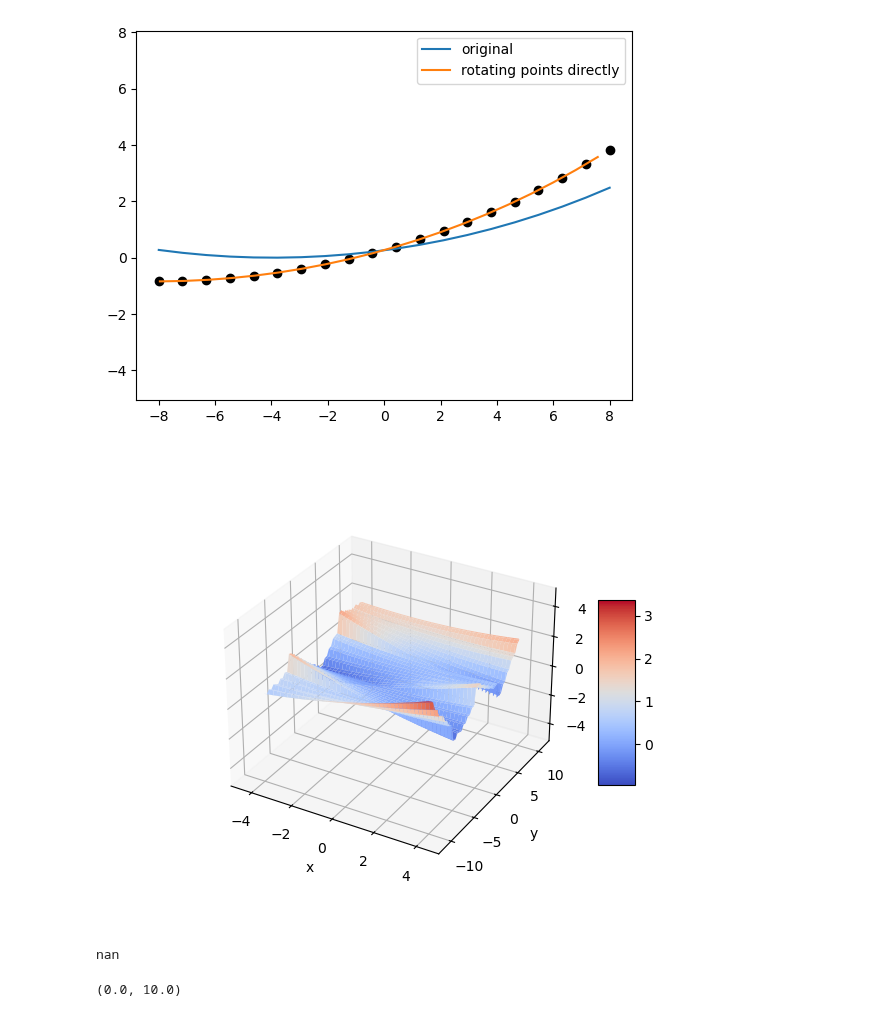
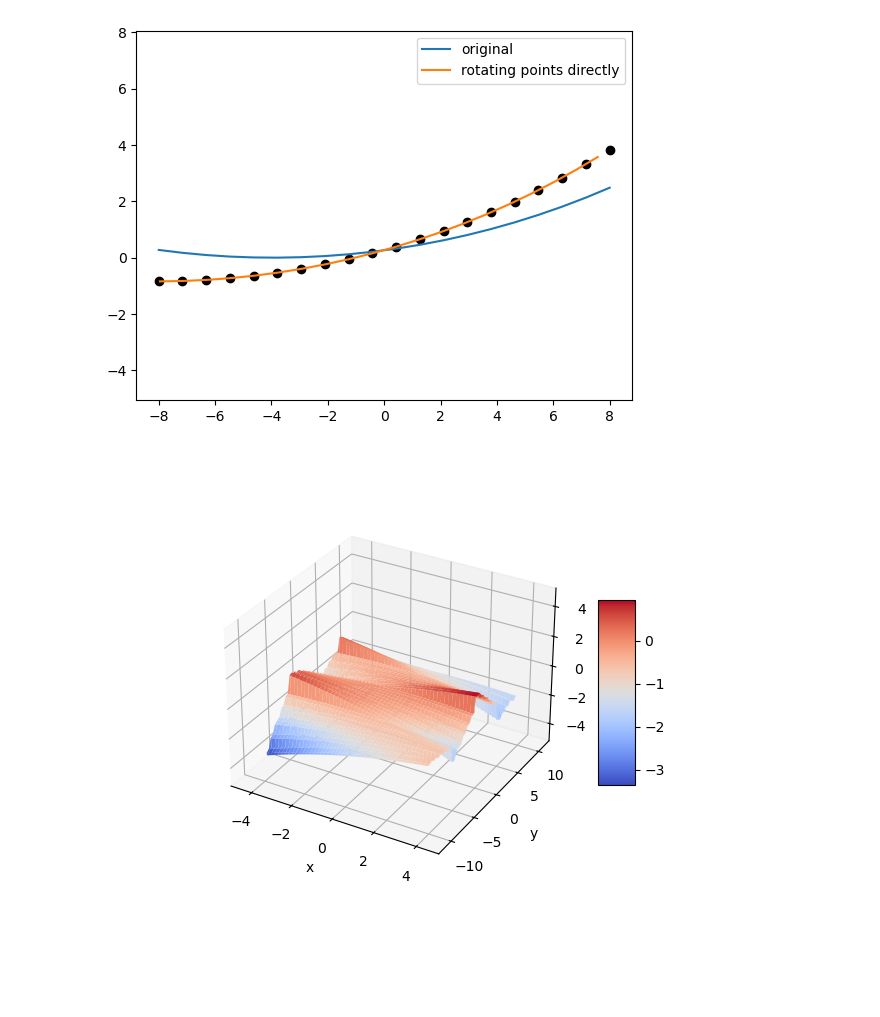
Before and after one commit to ellenle3/ifugen, a Jupyter notebook: python/surface_generator.ipynb, the cells around one changed output. Saved outputs shown, nothing was run; the diff lists cells and outputs as text; code cells hidden in the pictures; blank space fills up the shorter version.

```diff
--- a/python/surface_generator.ipynb
+++ b/python/surface_generator.ipynb
@@ -358,30 +363,30 @@ sag_func = tilted_plane_sag
 sag_func = conic_3d_sag
 critical_xy_func = conic_3d_critical_xy
 
-n_each = 5
-n_rows = 4
-n_cols = 1
-mode = 2
-trace_gaps = False
-active_x = False
-active_y = False
-dalpha = 0
-dbeta = 0
-dgamma = 5
-gamma_offset = 15
-alpha_cen = 0
-beta_cen = 0
-gamma_cen = 0
-dx = 8
-dy = 1
-r = 30
-c = 1/r
-k = 0
-xgap_width = 0
-xgap_depth = -0.5
-ygap_width = 0
-ygap_depth = -0.8
-p = ImageSlicerParams(n_each, n_rows, n_cols, mode, trace_gaps, active_x, active_y, dalpha, dbeta, dgamma, gamma_offset, alpha_cen, beta_cen, gamma_cen, dx, dy, c, k, xgap_width, xgap_depth, ygap_width, ygap_depth)
+p = ImageSlicerParams(
+    custom = False,
+    cylinder = 0,
+    n_each = 5,
+    n_rows = 4,
+    n_cols = 1,
+    angle_mode = 2,
+    dalpha = 0,
+    dbeta = 0,
+    dgamma = 5,
+    gamma_offset = 15,
+    alpha_cen = 0,
+    beta_cen = 0,
+    gamma_cen = 0,
+    dx = 8,
+    dy = 1,
+    c = -1/30,
+    k = 0,
+    gx_width = 0,
+    gx_depth = -3,
+    gy_width = 0,
+    gy_depth = 2
+)
+
 xsize, ysize = get_slicer_size(p)
 
 N = 200
@@ -389,39 +394,31 @@ N = 200
 #Nx = n_cols * 8
 #Ny = n_rows * n_each * 8
 x = np.linspace(-1.1*xsize/2,1.1*xsize/2,N)
 y = np.linspace(-1.1*ysize/2,1.1*ysize/2,N)
 
 Z = np.zeros((N,N))
 for i,x1 in enumerate(x):
     for j,y1 in enumerate(y):
         Z[j,i]=make_image_slicer(x1, y1, p, sag_func)
         #Z[i,j]=make_image_slicer2(x1, y1, n_each, dalpha, dbeta, alpha_cen, beta_cen, dx, dy, rx, ry, kx, ky)
 
 
 X, Y = np.meshgrid(x, y)
 #Z2 = make_slice(X, Y, rx, ry, kx, ky, 0, 0)
 
 #zmin, zmax = find_global_extrema_slicer(p, sag_func, critical_xy_func)
 
 fig, ax = plt.subplots(subplot_kw={"projection": "3d"})
 surf = ax.plot_surface(X, Y, Z, cmap=cm.coolwarm)
 #ax.plot_surface(X,Y,np.ones((N,N))*zmin, alpha=0.3)
 #ax.plot_surface(X,Y,np.ones((N,N))*zmax, alpha=0.3)
 #surf = ax.plot_surface(X, Y, Z2, cmap=cm.viridis)
 #ax.zaxis.set_major_formatter('{x:.02f}')
 #ax.view_init(azim=90, elev=0)
 ax.set_xlabel("x")
 ax.set_ylabel("y")
 ax.set_zlim(-5, 5)
 fig.colorbar(surf, shrink=0.5, aspect=5)
 plt.show()
 # %% [output]
-[figure, old version]
+[figure, new version]
-# %%
-make_image_slicer(-xsize/2, 0, p, sag_func)
-# %% [output]
-nan
-# %%
-get_slicer_index(xsize/2-0.1,0,p)
-# %% [output]
-(0.0, 10.0)
```
Also changed, not shown: parts of 3 cells of this notebook, 8 other files.
